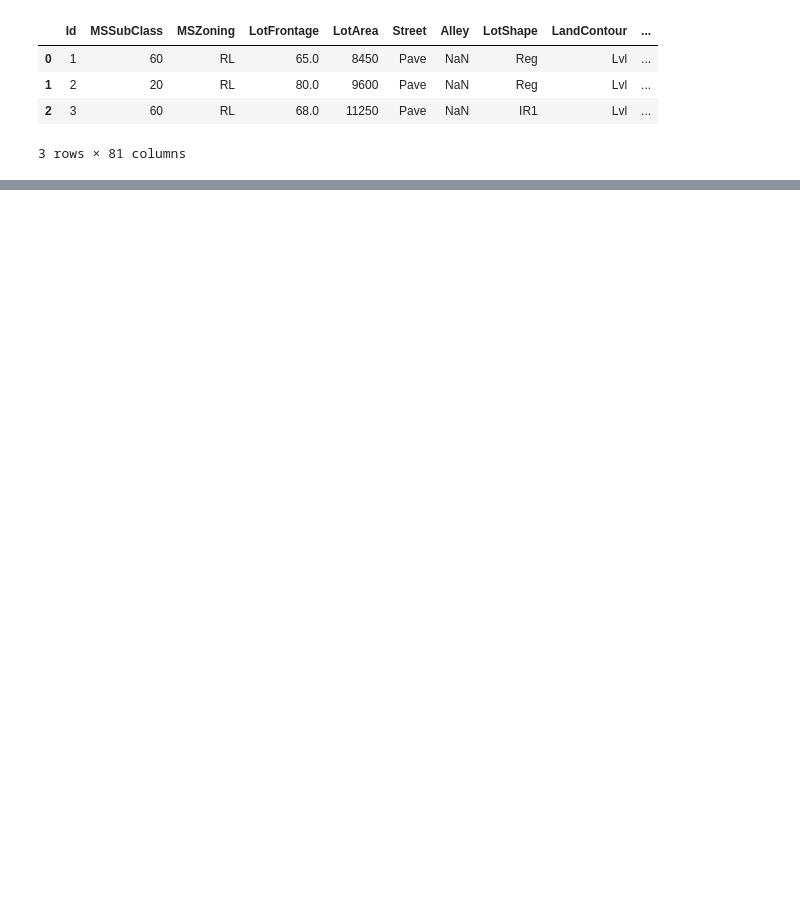
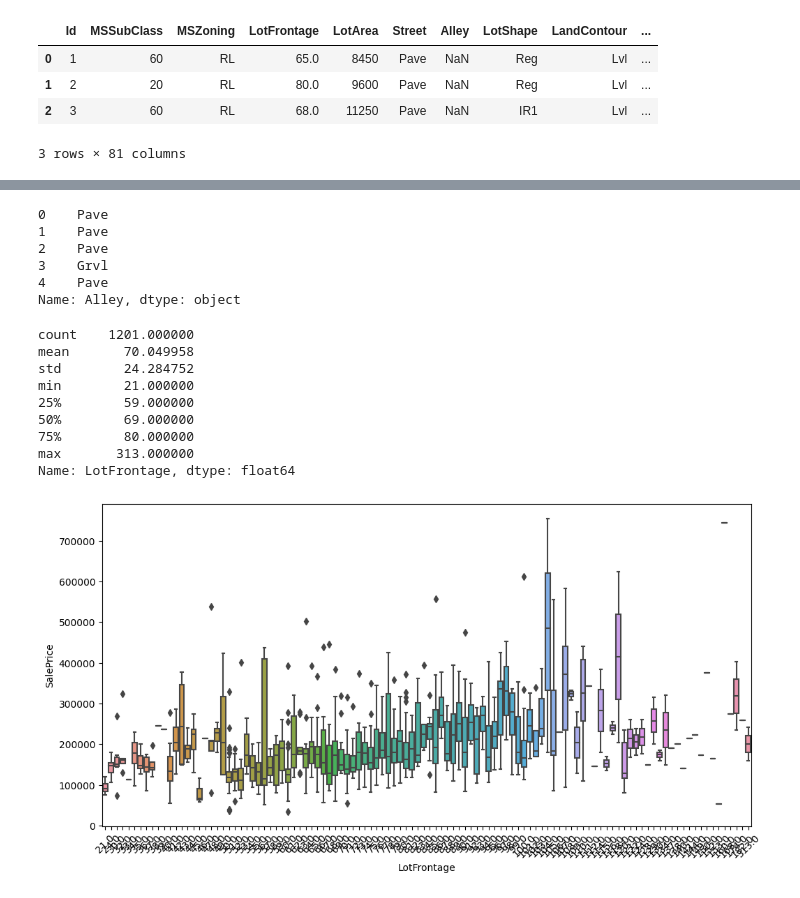
Before and after one commit to jhk990602/datapractice, a Jupyter notebook: house_price_solution(boston).ipynb, the cells around one changed output, grey strips where cells are left out. Drawn from its saved outputs; the diff is of its cells as text; code cells hidden in the pictures; blank space fills up the shorter version.

```diff
--- a/house_price_solution(boston).ipynb
+++ b/house_price_solution(boston).ipynb
@@ -23,0 +153,30 @@ df.head(3)
+# %%
+df.loc[df.SalePrice >= 150000, 'Alley'] = 'Pave'
+df.loc[df.SalePrice < 150000, 'Alley'] = 'Grvl'
+df.Alley.head()
+# %% [output]
+0    Pave
+1    Pave
+2    Pave
+3    Grvl
+4    Pave
+Name: Alley, dtype: object
+# %%
+#LotFrontage handling
+#LotFrontage 와 가격의 관계를 파악하기가 힘들다.
+#따라서 LotFrontage와 상관관계가 가장 높은 column을 찾아서 결측치를 채운다.
+plt.figure(figsize=(12,6))
+sns.boxplot(x= 'LotFrontage', y='SalePrice', data =df)
+xt = plt.xticks(rotation = 45)
+df.LotFrontage.describe()
+# %% [output]
+count    1201.000000
+mean       70.049958
+std        24.284752
+min        21.000000
+25%        59.000000
+50%        69.000000
+75%        80.000000
+max       313.000000
+Name: LotFrontage, dtype: float64
+[figure, added]
```
Also changed, not shown: parts of 16 cells of this notebook.
